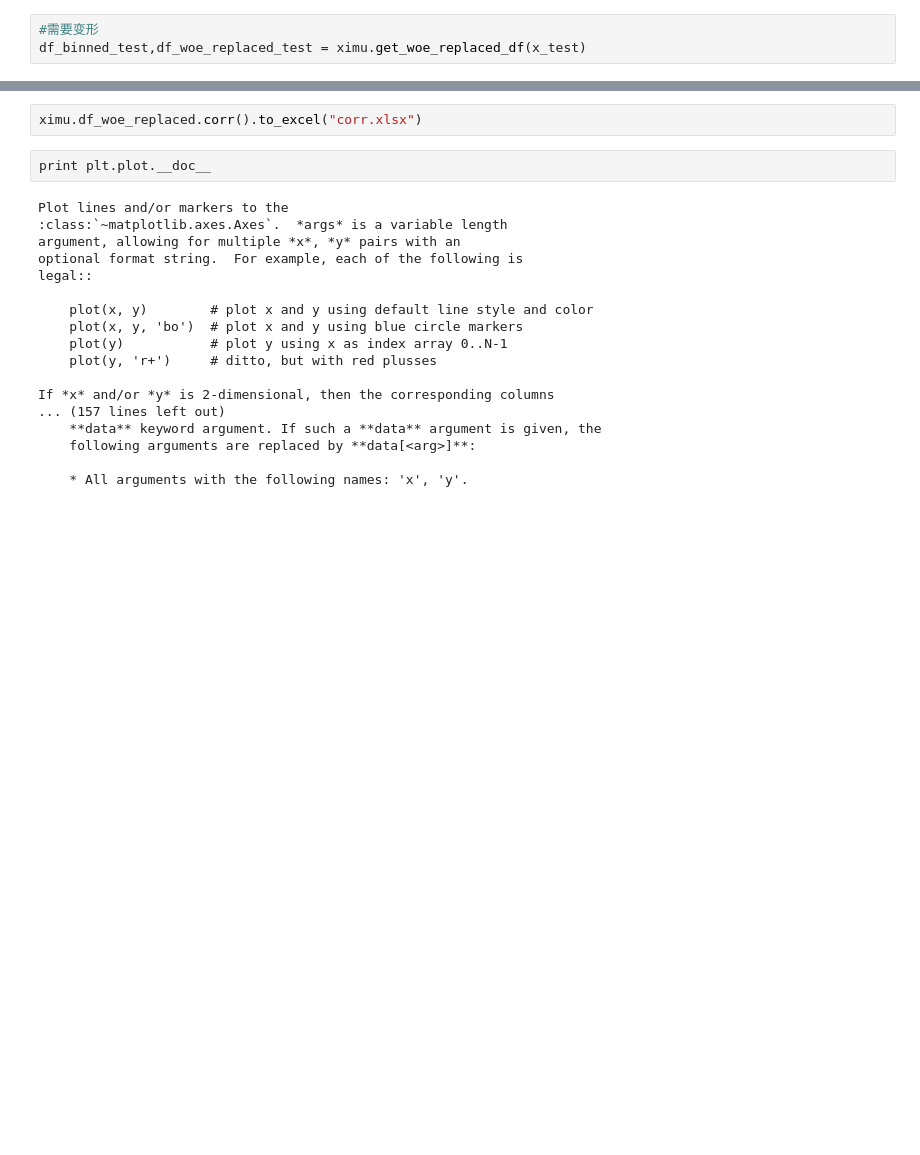
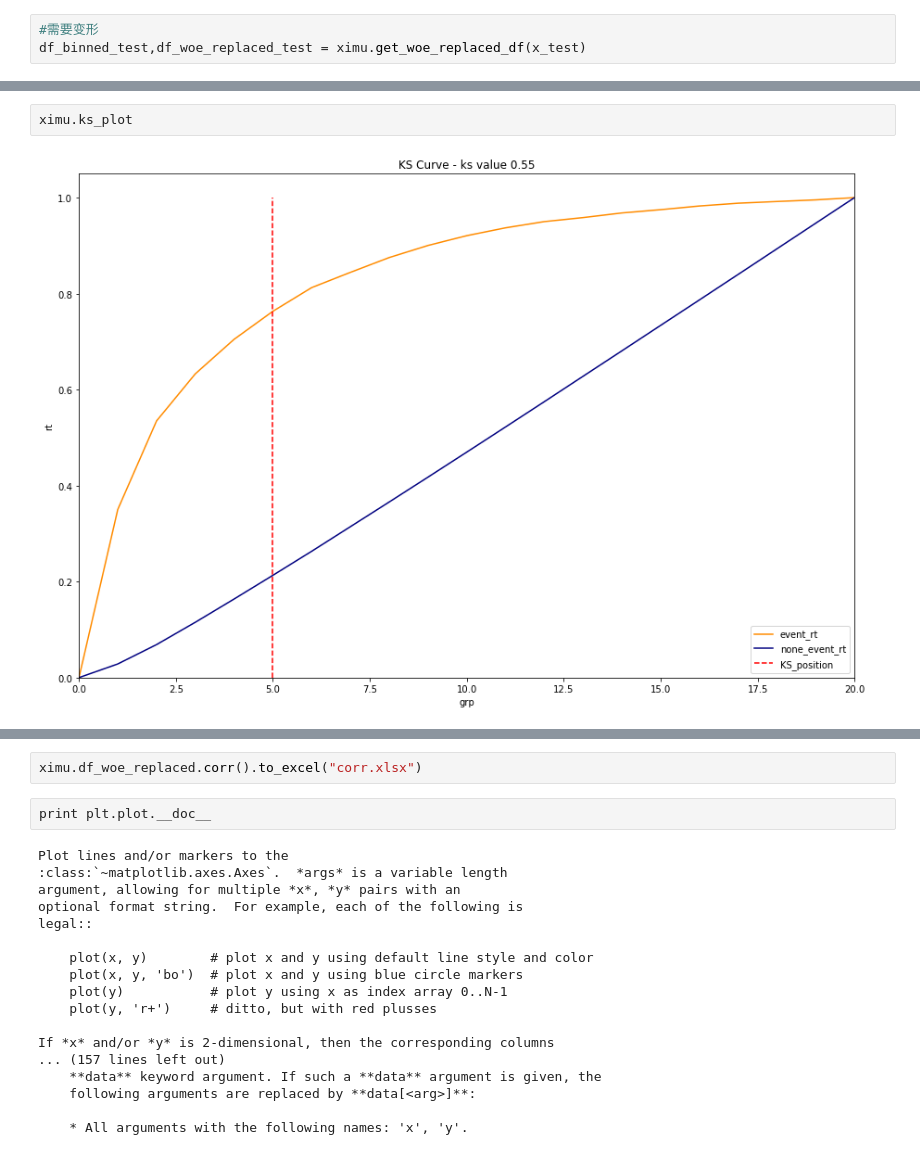
Before and after one commit to fycoopery/fy_scorecard, a Jupyter notebook: test_notebook/fy_scorecard_test.ipynb, the cells around one changed output, grey strips where cells are left out. Cells and saved outputs as stored; diff of their text form; blank space fills up the shorter version.

```diff
--- a/test_notebook/fy_scorecard_test.ipynb
+++ b/test_notebook/fy_scorecard_test.ipynb
@@ -136,0 +168,4 @@ Index([u'test_cat1', u'NumberOfOpenCreditLinesAndLoans',
+# %%
+ximu.ks_plot
+# %% [output]
+[figure, added]
```
Also changed, not shown: parts of 23 cells of this notebook, 1 other file.
